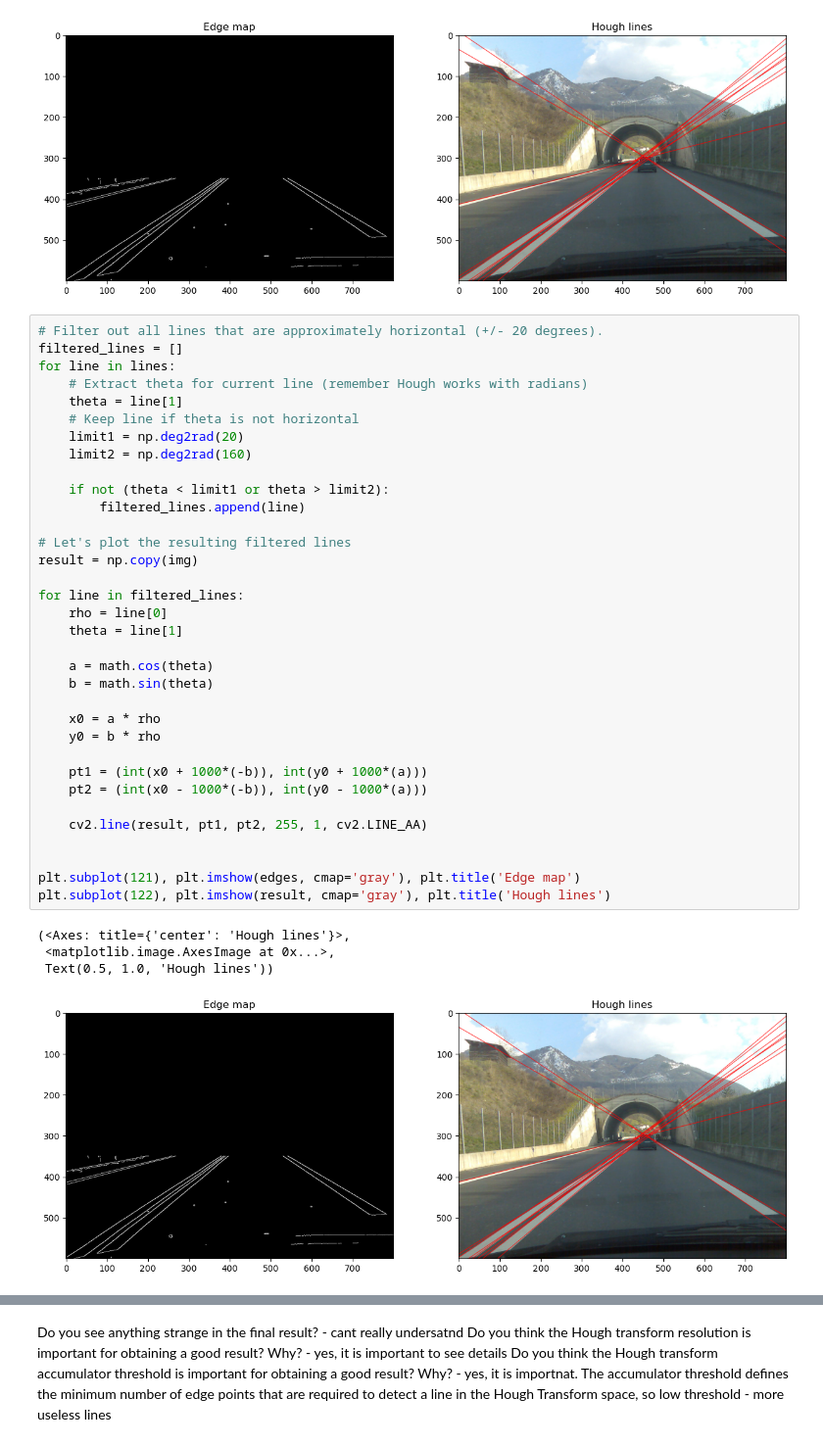
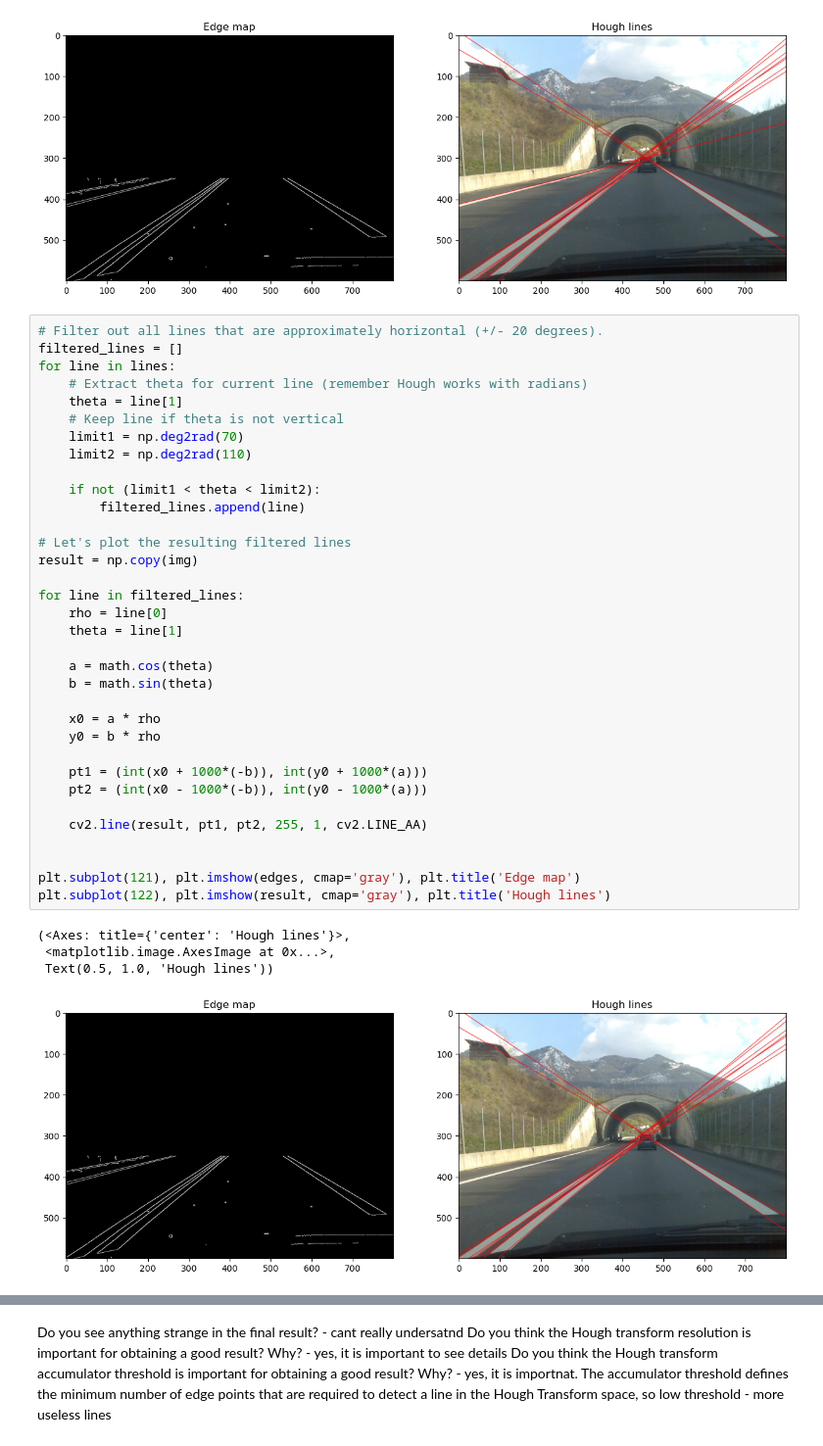
Before and after one commit to Kaliny4/ComputerVision, a Jupyter notebook: Task4.ipynb, the cells around one changed output, grey strips where cells are left out. Shown at 98% size. Cells and saved outputs as stored; diff of their text form.

```diff
--- a/Task4.ipynb
+++ b/Task4.ipynb
@@ -77,39 +77,39 @@ filtered_lines = []
 for line in lines:
     # Extract theta for current line (remember Hough works with radians)
     theta = line[1]
-    # Keep line if theta is not horizontal
-    limit1 = np.deg2rad(20)
-    limit2 = np.deg2rad(160)
+    # Keep line if theta is not vertical
+    limit1 = np.deg2rad(70)
+    limit2 = np.deg2rad(110)
 
-    if not (theta < limit1 or theta > limit2):
+    if not (limit1 < theta < limit2):
         filtered_lines.append(line)
 
 # Let's plot the resulting filtered lines
 result = np.copy(img)
 
 for line in filtered_lines:
     rho = line[0]
     theta = line[1]
 
     a = math.cos(theta)
     b = math.sin(theta)
 
     x0 = a * rho
     y0 = b * rho
 
     pt1 = (int(x0 + 1000*(-b)), int(y0 + 1000*(a)))
     pt2 = (int(x0 - 1000*(-b)), int(y0 - 1000*(a)))
 
     cv2.line(result, pt1, pt2, 255, 1, cv2.LINE_AA)
 
 
 plt.subplot(121), plt.imshow(edges, cmap='gray'), plt.title('Edge map')
 plt.subplot(122), plt.imshow(result, cmap='gray'), plt.title('Hough lines')
 # %% [output]
 (<Axes: title={'center': 'Hough lines'}>,
  <matplotlib.image.AxesImage at 0x...>,
  Text(0.5, 1.0, 'Hough lines'))
-[figure, old version]
+[figure, new version]
 # %%
 # We will apply k-means clustering to refine the detected lines.
 # Don't worry, we will learn about the clustering later in the course :-)
```
Also changed, not shown: parts of 1 cell of this notebook.
